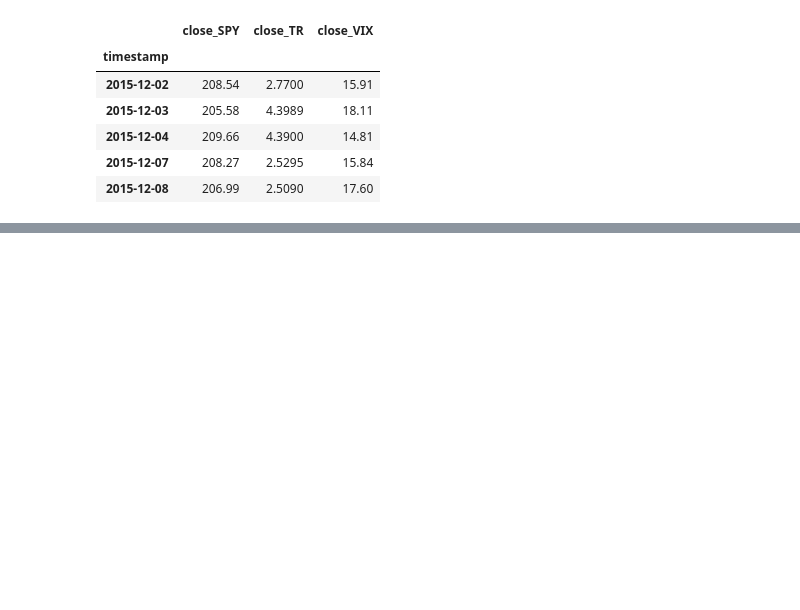
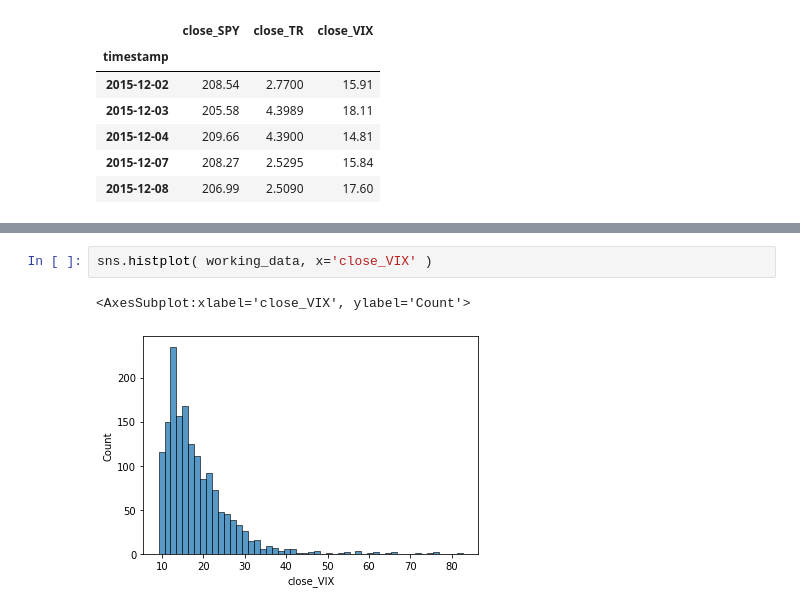
Before and after one commit to JoeHGeoghegan/VIX_Timing_The_Market, a Jupyter notebook: Notebooks/Ying.ipynb, the cells around one changed output, grey strips where cells are left out. Cells and saved outputs as stored; diff of their text form; blank space fills up the shorter version.

Commit message:
added histograms to ying's notebook

```diff
--- a/Notebooks/Ying.ipynb
+++ b/Notebooks/Ying.ipynb
@@ -170,0 +45,5 @@ Historically, when the VIX close price crosses $21.38 but below $82.69, the SPY
+# %%
+sns.histplot( working_data, x='close_VIX' )
+# %% [output]
+<AxesSubplot:xlabel='close_VIX', ylabel='Count'>
+[figure, added]
```
Also changed, not shown: parts of 66 cells of this notebook.
